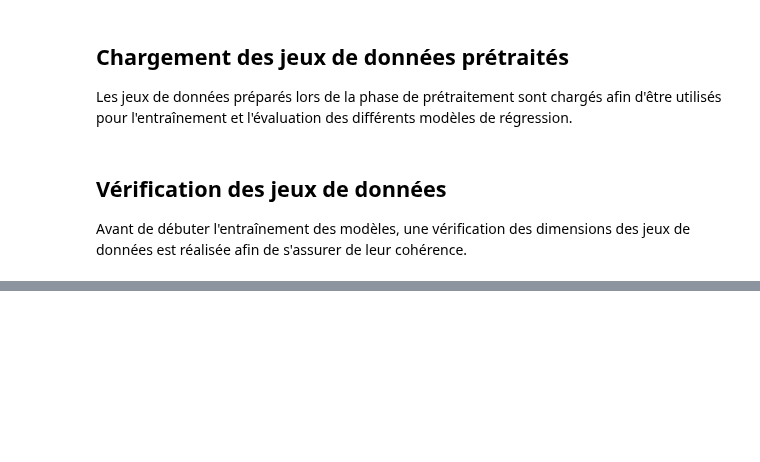
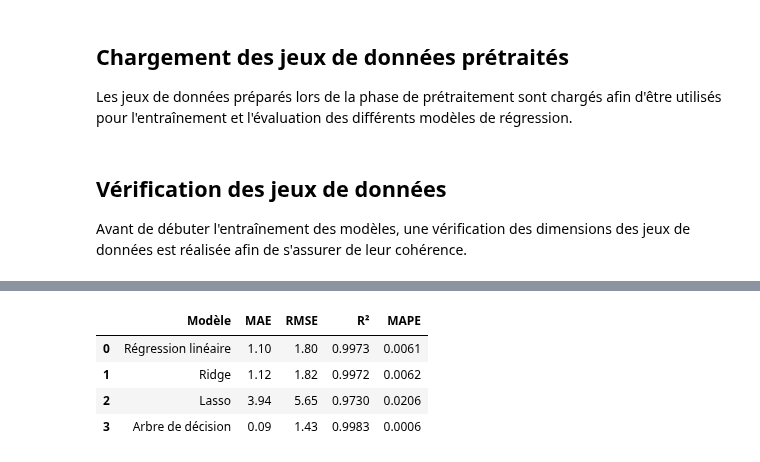
Before and after one commit to LarissaVarnakova/Projet_CO2, a Jupyter notebook: notebooks/modelisation_aziz.ipynb, the cells around one changed output, grey strips where cells are left out. Cells and saved outputs as stored; diff of their text form; code cells hidden in the pictures; blank space fills up the shorter version.

```diff
--- a/notebooks/modelisation_aziz.ipynb
+++ b/notebooks/modelisation_aziz.ipynb
@@ -77,0 +225,3 @@ print(os.getcwd())
+# %%
+# Prédictions sur le jeu de test
+y_pred_ridge = ridge.predict(X_test)
@@ -77,0 +292,3 @@ print(os.getcwd())
+# %%
+# Prédictions sur le jeu de test
+y_pred_lasso = lasso.predict(X_test)
@@ -77,0 +352,3 @@ print(os.getcwd())
+# %%
+# Prédictions sur le jeu de test
+y_pred_tree = tree.predict(X_test)
@@ -77,0 +357,10 @@ print(os.getcwd())
+# %%
+mae_tree = mean_absolute_error(y_test, y_pred_tree)
+rmse_tree = np.sqrt(mean_squared_error(y_test, y_pred_tree))
+r2_tree = r2_score(y_test, y_pred_tree)
+mape_tree = mean_absolute_percentage_error(y_test, y_pred_tree)
+
+print(f"MAE  : {mae_tree:.2f}")
+print(f"RMSE : {rmse_tree:.2f}")
+print(f"R²   : {r2_tree:.4f}")
+print(f"MAPE : {mape_tree:.4f}")
@@ -77,0 +428,48 @@ print(os.getcwd())
+# %%
+comparaison = pd.DataFrame({
+    "Modèle": [
+        "Régression linéaire",
+        "Ridge",
+        "Lasso",
+        "Arbre de décision"
+    ],
+    "MAE": [
+        mae_lin,
+        mae_ridge,
+        mae_lasso,
+        mae_tree
+    ],
+    "RMSE": [
+        rmse_lin,
+        rmse_ridge,
+        rmse_lasso,
+        rmse_tree
+    ],
+    "R²": [
+        r2_lin,
+        r2_ridge,
+        r2_lasso,
+        r2_tree
+    ],
+    "MAPE": [
+        mape_lin,
+        mape_ridge,
+        mape_lasso,
+        mape_tree
+    ]
+})
+
+comparaison = comparaison.round({
+    "MAE": 2,
+    "RMSE": 2,
+    "R²": 4,
+    "MAPE": 4
+})
+
+comparaison
+# %% [output]
+|  | Modèle | MAE | RMSE | R² | MAPE |
+| 0 | Régression linéaire | 1.10 | 1.80 | 0.9973 | 0.0061 |
+| 1 | Ridge | 1.12 | 1.82 | 0.9972 | 0.0062 |
+| 2 | Lasso | 3.94 | 5.65 | 0.9730 | 0.0206 |
+| 3 | Arbre de décision | 0.09 | 1.43 | 0.9983 | 0.0006 |
```
Also changed, not shown: parts of 55 cells of this notebook.
